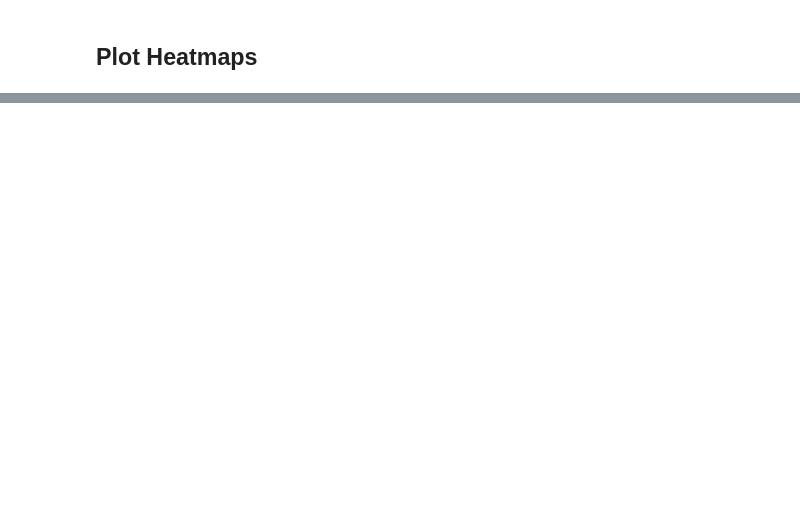
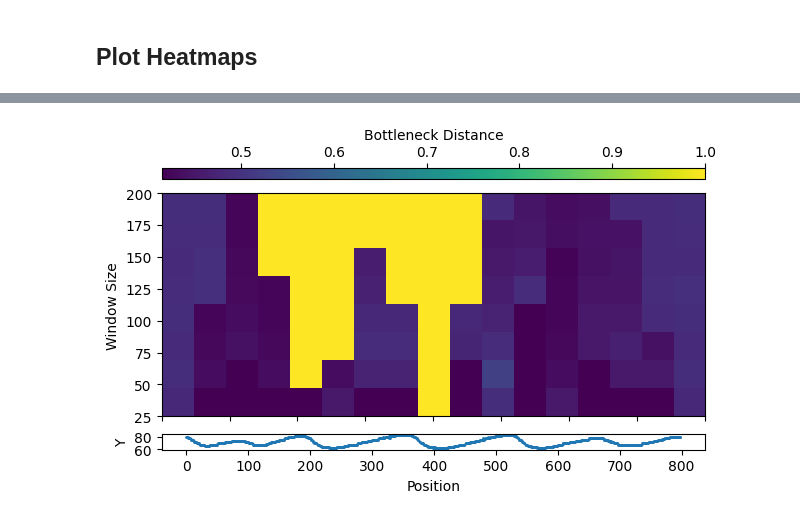
Before and after one commit to dmcdoug/Topology-of-Shoreline-Features, a Jupyter notebook: sliding_window.ipynb, the cells around one changed output, grey strips where cells are left out. Drawn from its saved outputs; the diff is of its cells as text; code cells hidden in the pictures; blank space fills up the shorter version.

Commit message:
Testing sliding_windows

```diff
--- a/sliding_window.ipynb
+++ b/sliding_window.ipynb
@@ -59,14 +60,14 @@ def sliding_windows(pointCloud, dx=None, maxWindow=None, minWindow=None, step=No
     step = minWindow
 
   # I *think* these are correct... but don't sue me
-  offsets = step*np.arange(1,maxWindow//step)/2
-  positions = dx*np.arange(xRange//dx+1)+x.min()
+  offsets = step*np.arange(1,maxWindow//step+1)/2
+  positions = dx*np.arange(xRange//dx+2)+x.min()
 
   print(f"Positions: {positions}")
   print(f"Offsets: {offsets}")
 
   # Create array to hold bottleneck distances
-  dists = np.zeros((len(positions), len(offsets)))
+  dists = np.zeros((len(offsets), len(positions)))
 
   # Since we have periodic boundary conditions, we need copy the point cloud on
   #  each end of the domain before looping over the original middle section
@@ -79,8 +80,12 @@ def sliding_windows(pointCloud, dx=None, maxWindow=None, minWindow=None, step=No
   for posIdx,pos in enumerate(positions):
     print(pos)
     for offsetIdx,offset in enumerate(offsets):
+      window = buff[(buffx>pos-offset) & (buffx<pos+offset)]
+      # Try to prevent 1-cell disconnected components on the edges
+      window[:,1][window[:,0]==window[0,0]] = window[0,1].min()
+      window[:,1][window[:,0]==window[-1,0]] = window[-1,1].min()
       with warnings.catch_warnings():
         warnings.filterwarnings("ignore", message=r"dgm[12] has points with non-finite death times;ignoring those points")
-        dists[posIdx,offsetIdx] = getdist(pointCloud[(x>pos-offset) & (x<pos+offset)])
+        dists[offsetIdx,posIdx] = getdist(window)
 
-  return dists
+  return dists, positions, offsets*2
@@ -138,0 +266,6 @@ array([[0.        , 0.59603173, 0.53921354, 0.62254685, 0.5866273 ,
+# %%
+videoNum = 0
+timestep = -1
+# Returns 2D point cloud x,y
+data = coasts[list(coasts.keys())[videoNum]][timestep]
+dists, positions, sizes = sliding_windows(data, dx=50, maxWindow=200, minWindow=50, step=25)
@@ -138,0 +304,27 @@ array([[0.        , 0.59603173, 0.53921354, 0.62254685, 0.5866273 ,
+# %%
+fig, (ax1, ax2) = plt.subplots(2, 1)
+
+# Plot the heatmap
+im = ax1.imshow(dists, aspect='auto', origin='lower', extent=[positions.min(), positions.max(), sizes.min(), sizes.max()])
+fig.colorbar(im, ax=ax1, label='Bottleneck Distance', orientation='horizontal', location='top', aspect=50)
+ax1.set_ylabel('Window Size')
+# ax1.set_xlim(data[:,0].min(), data[:,0].max()) # Ensure x-axis matches scatter plot
+ax1.tick_params(
+    axis='x',          # changes apply to the x-axis
+    which='both',      # both major and minor ticks are affected
+    bottom=True,      # ticks along the bottom edge are off
+    top=False,         # ticks along the top edge are off
+    labelbottom=False) # labels along the bottom edge are off
+
+# Plot the original data
+ax2.scatter(*data.T, s=1)
+ax2.set_xlabel('Position')
+ax2.set_ylabel('Y')
+ax2.set_aspect('equal', adjustable='box')
+# ax2.set_xlim(data[:,0].min(), data[:,0].max()) # Set x-axis to match heatmap
+
+plt.subplots_adjust(hspace=-0.75)
+plt.tight_layout()
+plt.show()
+# %% [output]
+[figure, added]
```
Also changed, not shown: parts of 13 cells of this notebook.
